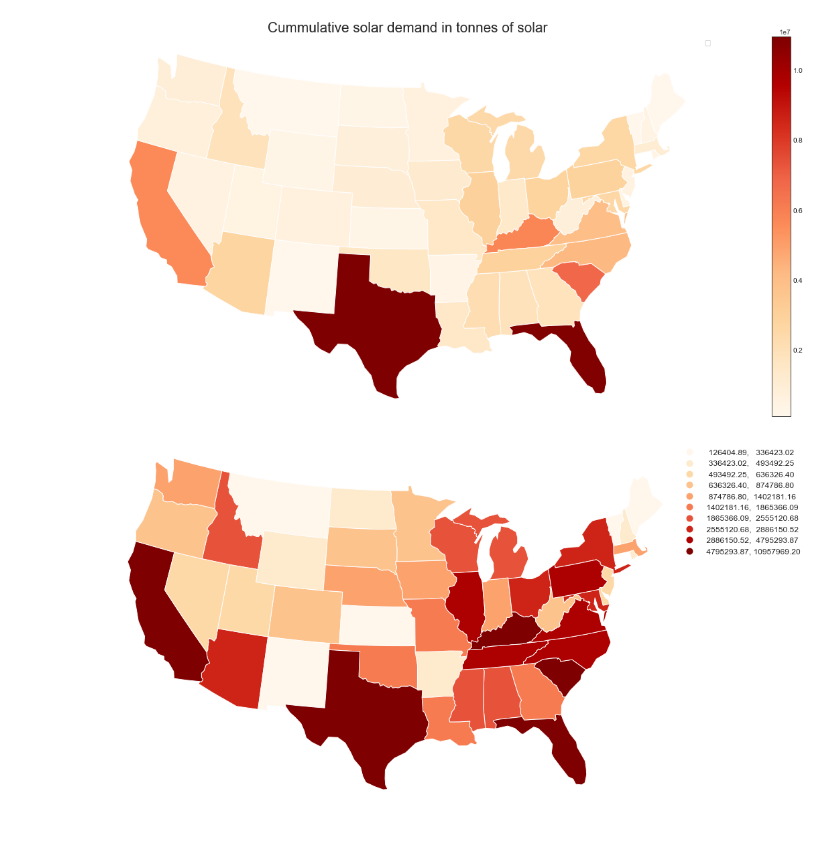
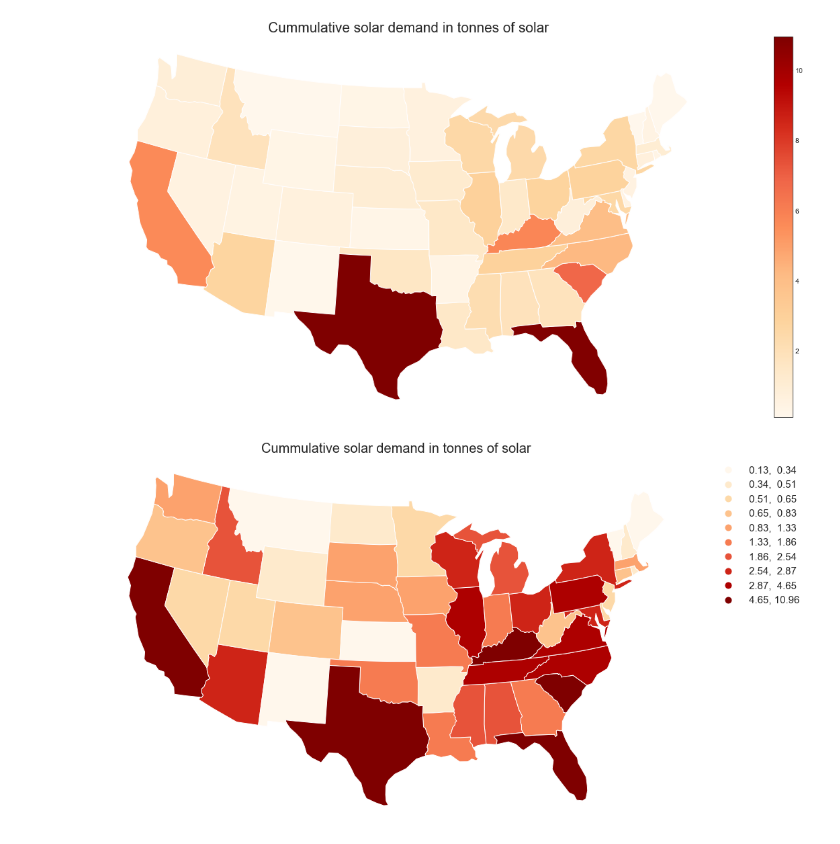
Before and after one commit to macmribo/RICE, a Jupyter notebook: 3_RELOG_simulation/manuscript_figure_generation/results.ipynb, the cells around one changed output. Cells and saved outputs as stored; diff of their text form; code cells hidden in the pictures.

```diff
--- a/3_RELOG_simulation/manuscript_figure_generation/results.ipynb
+++ b/3_RELOG_simulation/manuscript_figure_generation/results.ipynb
@@ -642,8 +644,8 @@ ia_rec_cum.reset_index(inplace=True);
 # %% [markdown]
 Fix Conneticut, for some reason it does not write it as a state.
 # %%
-ia_man_cum['state'][0] = 'Conneticut'
-ia_rec_cum['state'][0] = 'Conneticut';
+ia_man_cum['state'][0] = 'Connecticut'
+ia_rec_cum['state'][0] = 'Connecticut';
 # %% [output]
 A value is trying to be set on a copy of a slice from a DataFrame
 
@@ -674,3 +677,4 @@ import geopandas
 usa = geopandas.read_file(map_shape_file)
 usa = df.to_crs("ESRI:102003")
 usa['values'] = usa['name'].map(dicts_heatsolar)
+usa['values_mmt'] = usa['values']/1000000
@@ -718,14 +691,16 @@ plt.show();
 [figure]
 # %%
 fig, ax = plt.subplots(figsize=(30,10))
-usa.plot(ax=ax,column="values", scheme="quantiles", k=10, cmap="OrRd", edgecolor="white", legend=True,
+usa.plot(ax=ax,column="values_mmt", scheme="quantiles", k=10, cmap="OrRd", edgecolor="white", legend=True,
     legend_kwds={'loc':'upper right',
                         'bbox_to_anchor':(1.2, 1),
                         'markerscale':1,
-                        'title_fontsize':'medium',
-                        'fontsize':'large',
+                        'title_fontsize':15,
+                        'fontsize':15,
                         'frameon':False},
 )
+ax.set_title('Cummulative solar demand in tonnes of solar', fontsize=20)
+
 ax.set_axis_off()
 # %% [output]
-[figure, old version]
+[figure, new version]
```
Also changed, not shown: parts of 19 cells of this notebook, 8 other files.
